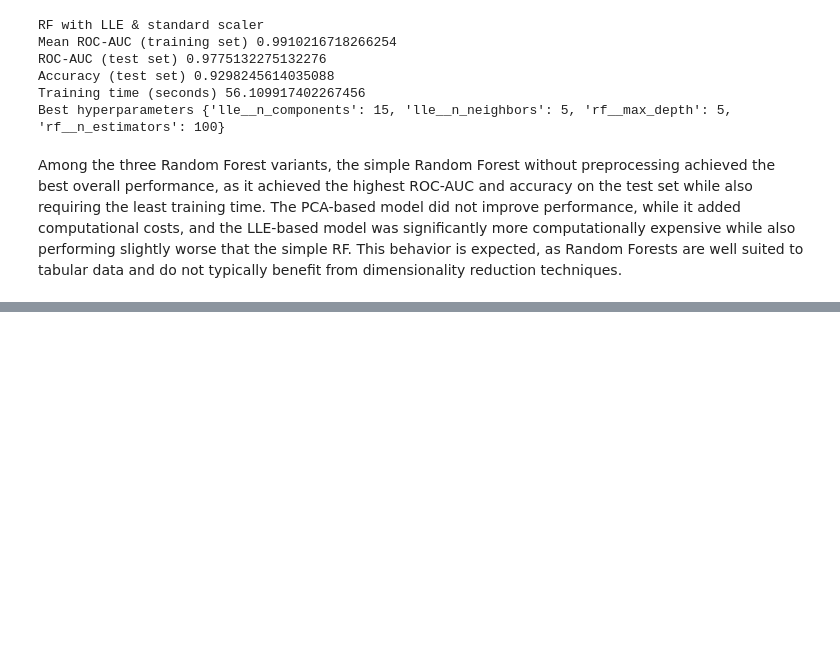
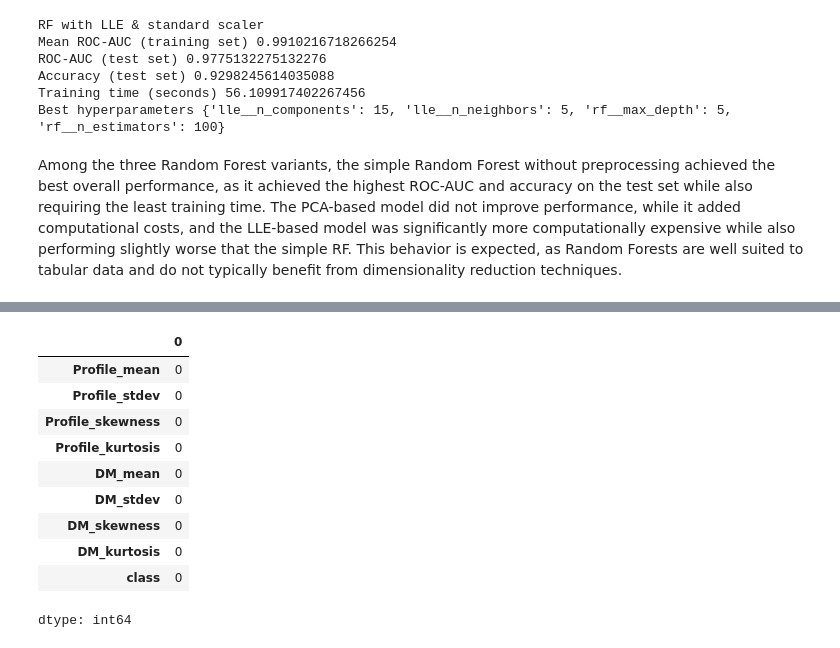
Before and after one commit to giannismantzaris-cmd/DAMA61, a Jupyter notebook: Mantzaris_WA3.ipynb, the cells around one changed output, grey strips where cells are left out. Saved outputs shown, nothing was run; the diff lists cells and outputs as text; code cells hidden in the pictures; blank space fills up the shorter version.

```diff
--- a/Mantzaris_WA3.ipynb
+++ b/Mantzaris_WA3.ipynb
@@ -249,0 +302,15 @@ This behavior is expected, as Random Forests are well suited to tabular data and
+# %%
+#check number of missing values per column
+df.isna().sum()
+# %% [output]
+|  | 0 |
+| Profile_mean | 0 |
+| Profile_stdev | 0 |
+| Profile_skewness | 0 |
+| Profile_kurtosis | 0 |
+| DM_mean | 0 |
+| DM_stdev | 0 |
+| DM_skewness | 0 |
+| DM_kurtosis | 0 |
+| class | 0 |
+dtype: int64
```
Also changed, not shown: parts of 7 cells of this notebook.
